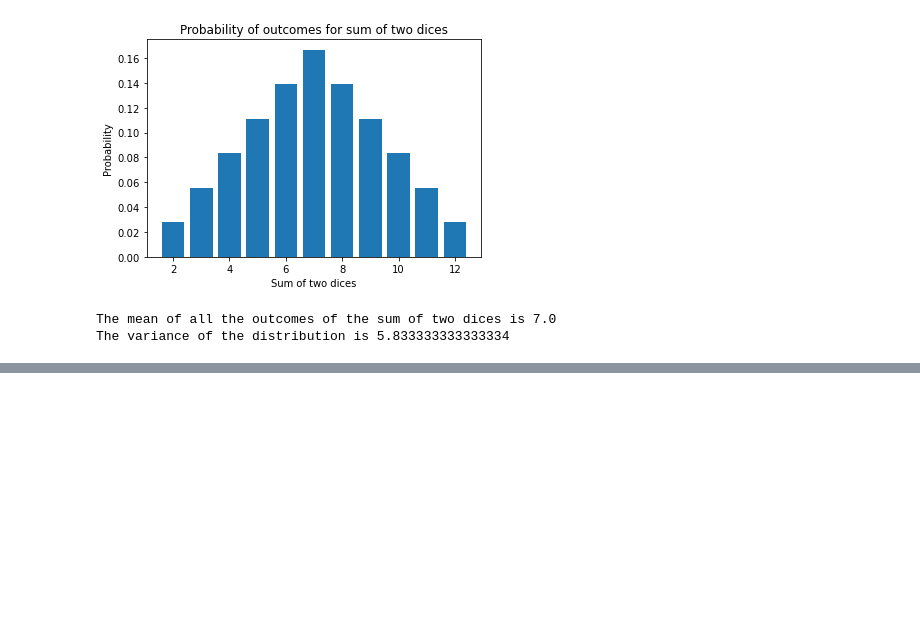
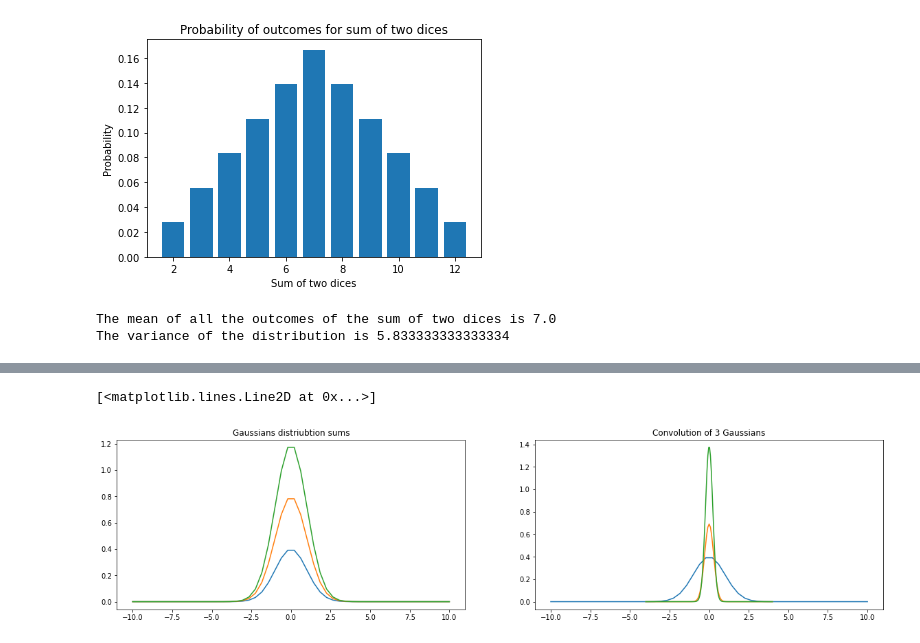
Before and after one commit to leih3/phys434lab1, a Jupyter notebook: HW2.ipynb, the cells around one changed output, grey strips where cells are left out. Cells and saved outputs as stored; diff of their text form; code cells hidden in the pictures; blank space fills up the shorter version.

```diff
--- a/HW2.ipynb
+++ b/HW2.ipynb
@@ -105,0 +117,22 @@ plt.vlines(possibleX, 0, avg_probs)
+# %%
+dist = stats.norm()
+n = np.linspace(-10,10,50)
+# %%
+ax_1 = plt.subplot(2,2,1)
+matplotlib.rc('figure', figsize=(20, 10))
+
+ax_1.set_title("Gaussians distriubtion sums")
+ax_1.plot(n, dist.pdf(n))
+ax_1.plot(n, dist.pdf(n) + dist.pdf(n))
+ax_1.plot(n, dist.pdf(n) + dist.pdf(n) + dist.pdf(n))
+
+ax_2 = plt.subplot(2, 2, 2)
+ax_2.set_title("Convolution of 3 Gaussians")
+ax_2.plot(n, dist.pdf(n))
+avg = np.convolve(dist.pdf(n), dist.pdf(n))
+avg_2 = np.convolve(avg, dist.pdf(n))
+ax_2.plot(np.linspace(-4, 4, len(avg)), avg)
+ax_2.plot(np.linspace(-4, 4, len(avg_2)), avg_2)
+# %% [output]
+[<matplotlib.lines.Line2D at 0x...>]
+[figure, added]
```
Also changed, not shown: parts of 8 cells of this notebook.
